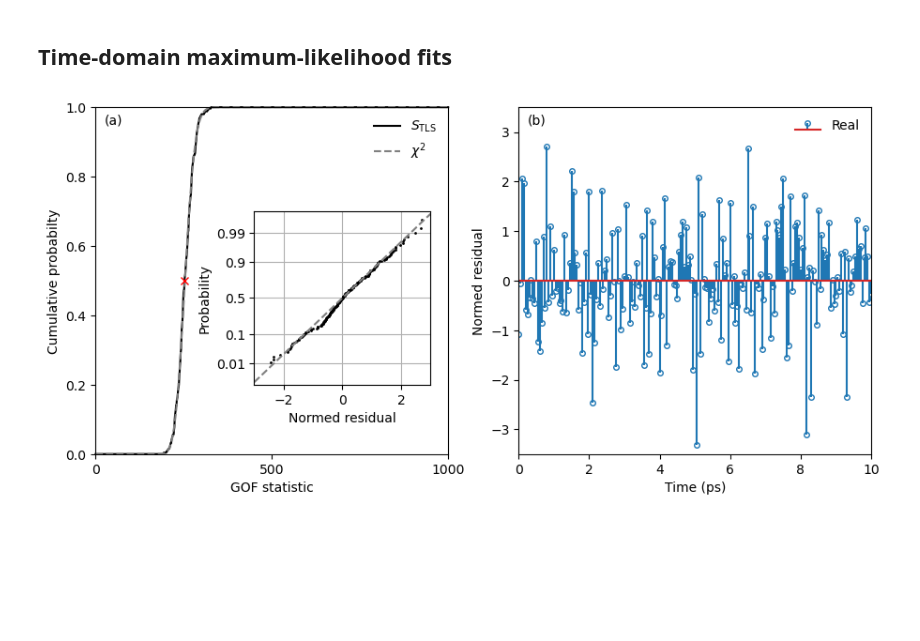
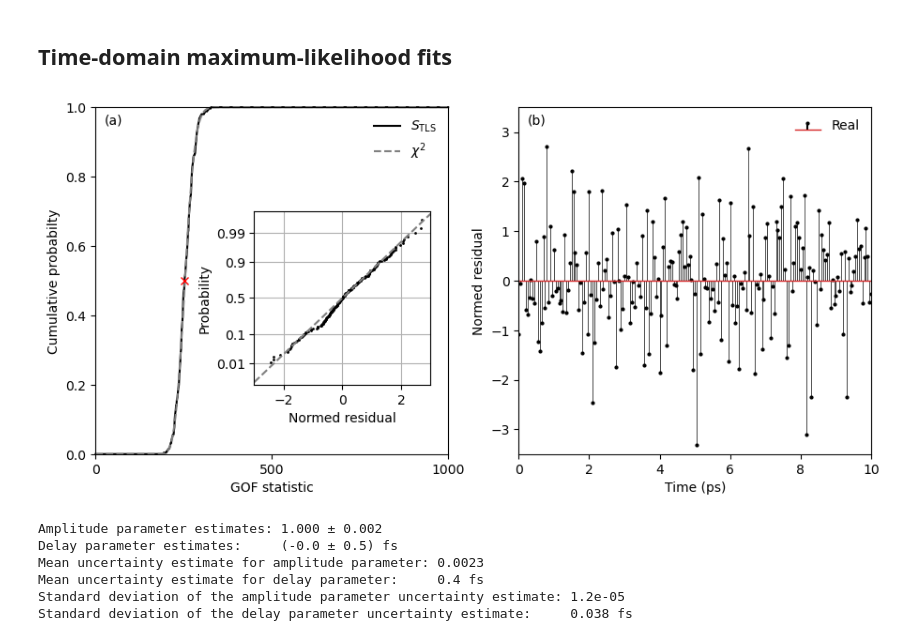
Before and after one commit to dodge-research-group/thztools, a Jupyter notebook: examples/simulation-example.ipynb, the cells around one changed output. Saved outputs shown, nothing was run; the diff lists cells and outputs as text; code cells hidden in the pictures; blank space fills up the shorter version.

Commit message:
Add printout and histograms for fit parameters; minor figure revisions

```diff
--- a/examples/simulation-example.ipynb
+++ b/examples/simulation-example.ipynb
@@ -340,7 +344,6 @@ axs[0].plot(gof_mle, ecdf_mle, 'k-', label=r'$S_\mathrm{TLS}$', clip_on=False)
 axs[0].plot(gof_mle, chi2.cdf(gof_mle, n - 2), '--', c='gray', label=r'$\chi^2$', clip_on=False)
 axs[0].plot(np.median(resnorm_mle), 0.5, 'rx')
 
-# axs[0].legend(loc=(0.75, 0.8), frameon=False)
 axs[0].legend(loc='upper right', frameon=False)
 axs[0].text(0.025, 0.95, '(a)', transform=axs[0].transAxes)
 
@@ -357,35 +360,56 @@ axs[0].set_ylabel('Cumulative probabilty')
 ins = axs[0].inset_axes([0.45, 0.2, 0.5, 0.5])
 ins.plot(osr, osm, 'k.', ms=2)
 ins.plot([-3, 3], [-3, 3], '--', c='gray')
 ins.grid()
 
 ins.set_xlim(-3, 3)
 ins.set_ylim(norm.ppf([0.001, 0.999]))
 
 ins.set_xticks([-2, 0, 2])
 ins.set_yticks(norm.ppf([0.01, 0.1, 0.5, 0.9, 0.99]))
 
 ins.set_yticklabels(['0.01', '0.1', '0.5', '0.9', '0.99'])
 
 ins.set_xlabel('Normed residual')
 ins.set_ylabel('Probability')
 
 # Panel (b)
-markerline, _, _ = axs[1].stem(t, residual_mle[:, i_show],
-                               linefmt = 'C0-', markerfmt='o',
-                               label='Real')
-markerline.set_markerfacecolor('none')
+markerline, stemlines, baseline = axs[1].stem(t, residual_mle[:, i_show],
+                                              linefmt = 'k-', markerfmt='.',
+                                              label='Real')
 markerline.set_markersize(4)
+stemlines.set_linewidth(0.5)
+baseline.set_linewidth(1)
 
 axs[1].legend(loc='upper right', frameon=False)
 axs[1].text(0.025, 0.95, '(b)', transform=axs[1].transAxes)
 
 axs[1].set_xlim(0, 10)
 axs[1].set_ylim(-3.5, 3.5)
 
 axs[1].set_xlabel('Time (ps)')
 axs[1].set_ylabel('Normed residual')
 
 plt.show()
 # %% [output]
-[figure, old version]
+[figure, new version]
+# %%
+print(f"Amplitude parameter estimates: "
+      f"{np.mean(p_mle[0, :]):.3f} ± {np.std(p_mle[0, :]):.3f}")
+print(f"Delay parameter estimates:     "
+      f"({np.mean(1e3 * p_mle[1, :]):.1f} ± {1e3 * np.std(p_mle[1, :]):.1f}) fs")
+print(f"Mean uncertainty estimate for amplitude parameter: "
+      f"{np.mean(np.sqrt(cv_mle[0, 0, :])):.4f}")
+print(f"Mean uncertainty estimate for delay parameter:     "
+      f"{1e3 * np.mean(np.sqrt(cv_mle[1, 1, :])):.1f} fs")
+print(f"Standard deviation of the amplitude parameter uncertainty estimate: "
+      f"{np.std(np.sqrt(cv_mle[0, 0, :])):.2g}")
+print(f"Standard deviation of the delay parameter uncertainty estimate:     "
+      f"{1e3 * np.std(np.sqrt(cv_mle[1, 1, :])):.2g} fs")
+# %% [output]
+Amplitude parameter estimates: 1.000 ± 0.002
+Delay parameter estimates:     (-0.0 ± 0.5) fs
+Mean uncertainty estimate for amplitude parameter: 0.0023
+Mean uncertainty estimate for delay parameter:     0.4 fs
+Standard deviation of the amplitude parameter uncertainty estimate: 1.2e-05
+Standard deviation of the delay parameter uncertainty estimate:     0.038 fs
```
Also changed, not shown: parts of 2 cells of this notebook.
